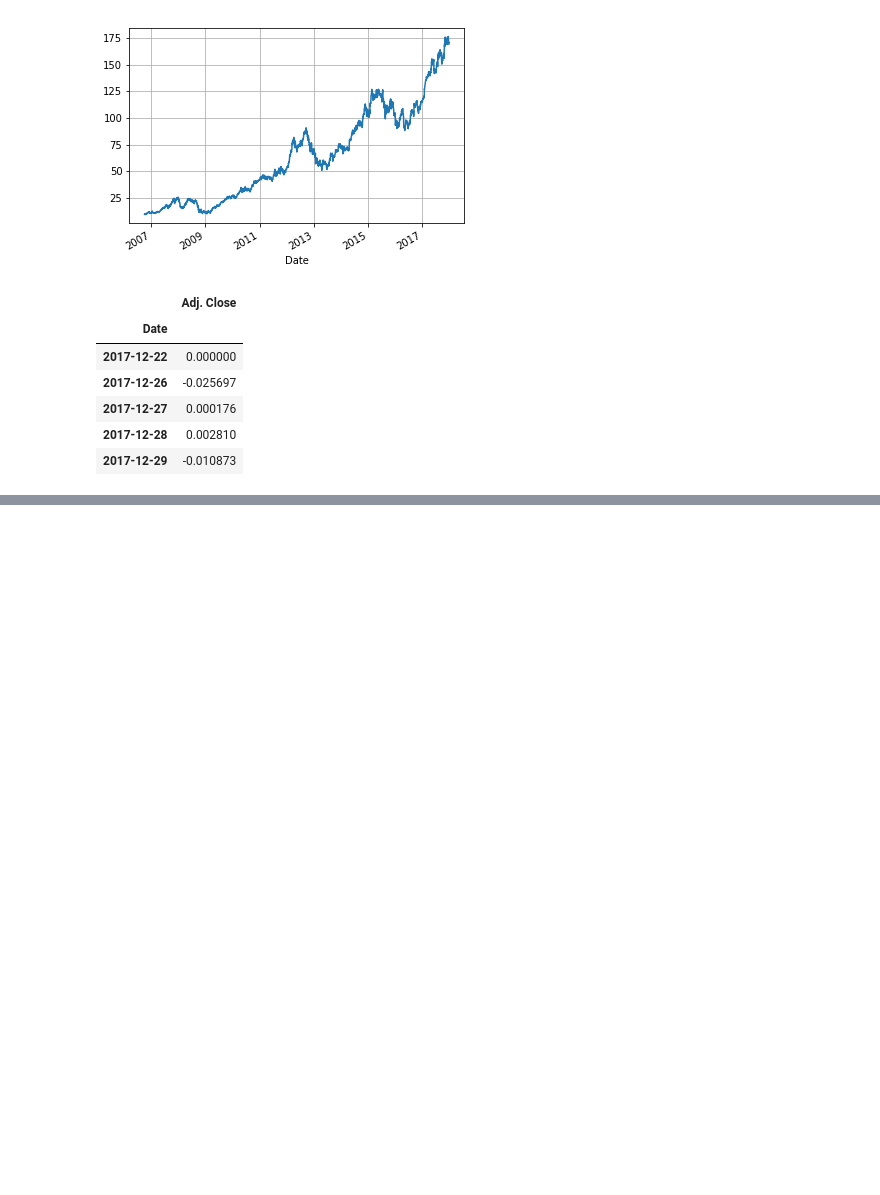
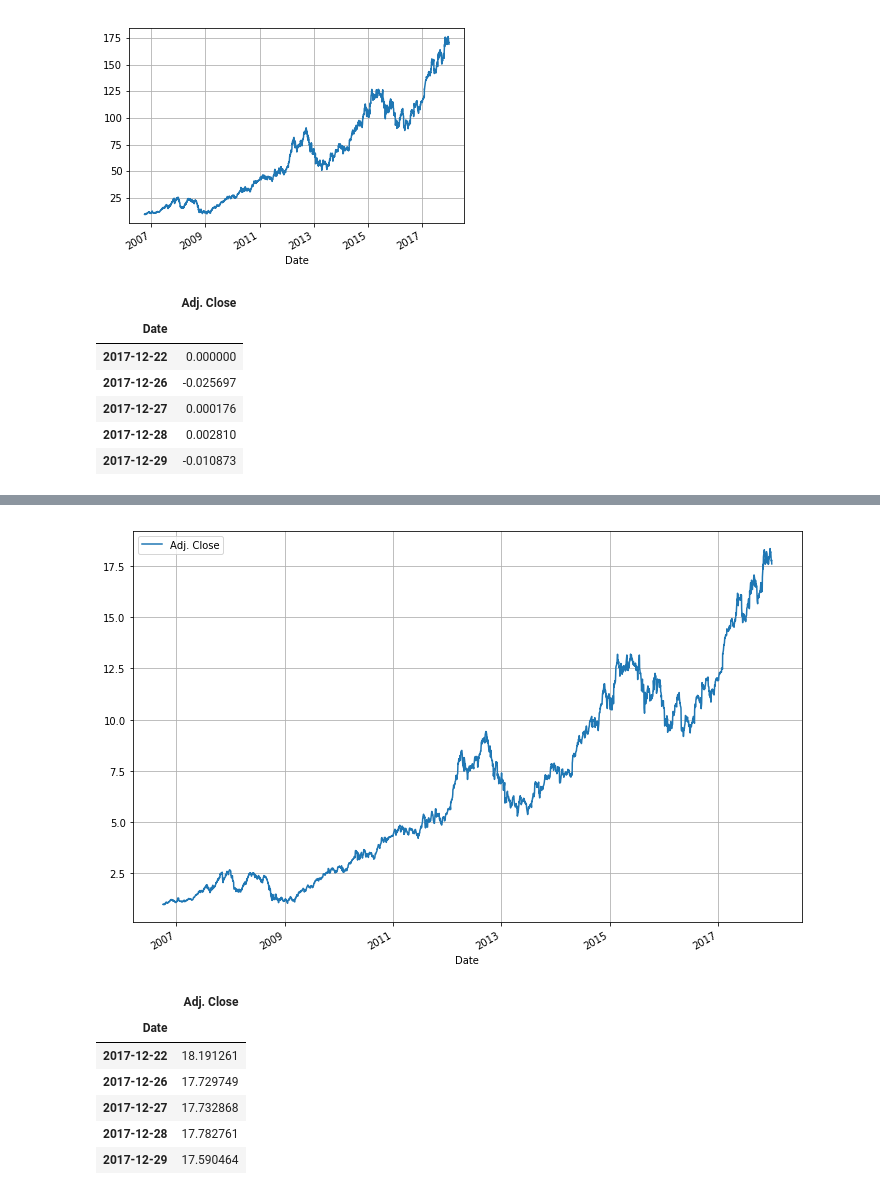
Before and after one commit to danielkooeun/finance-python-trading, a Jupyter notebook: finance-python-trading.ipynb, the cells around one changed output, grey strips where cells are left out. Cells and saved outputs as stored; diff of their text form; code cells hidden in the pictures; blank space fills up the shorter version.

```diff
--- a/finance-python-trading.ipynb
+++ b/finance-python-trading.ipynb
@@ -69,0 +111,16 @@ display(daily_log_returns.tail())
+# %%
+# Cumulative daily rate of return
+cum_daily_r = (1 + daily_pct_change).cumprod()
+cum_daily_r.plot(figsize=(12,8))
+plt.grid()
+plt.show()
+display(cum_daily_r.tail())
+# %% [output]
+[figure, added]
+|  | Adj. Close |
+| Date |  |
+| 2017-12-22 | 18.191261 |
+| 2017-12-26 | 17.729749 |
+| 2017-12-27 | 17.732868 |
+| 2017-12-28 | 17.782761 |
+| 2017-12-29 | 17.590464 |
```
Also changed, not shown: parts of 5 cells of this notebook, 2 other files.
